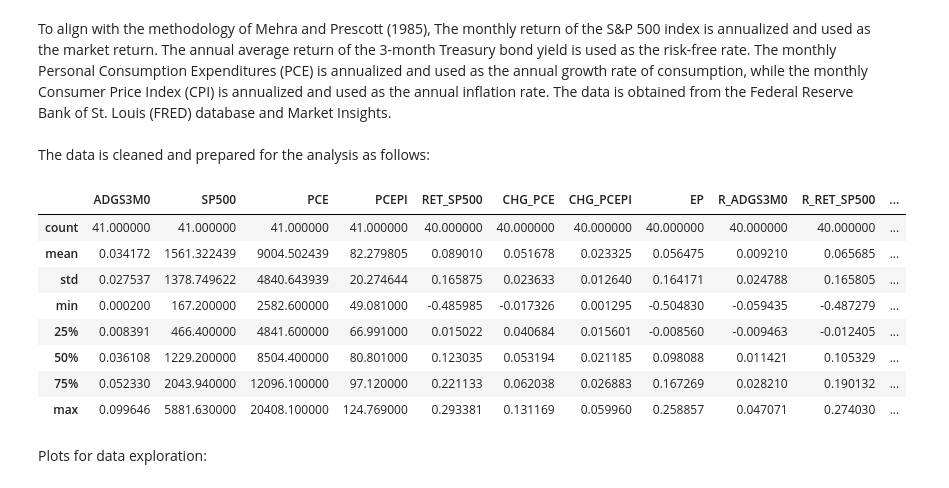
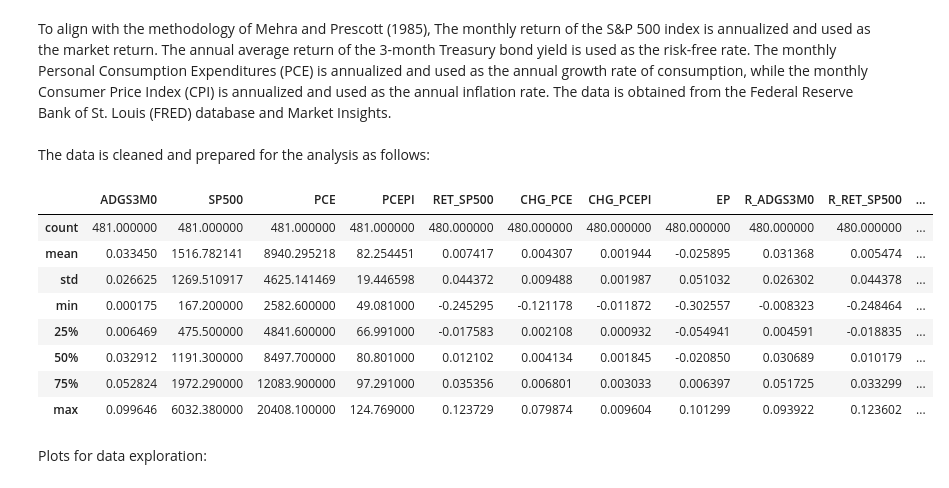
Before and after one commit to mcp656/Seminar, a Jupyter notebook: prescott.ipynb, the cells around one changed output. Saved outputs shown, nothing was run; the diff lists cells and outputs as text; code cells hidden in the pictures.

```diff
--- a/prescott.ipynb
+++ b/prescott.ipynb
@@ -72,42 +73,42 @@ ADGS3M0.columns = ['ADGS3M0']
 ##### Join DataFrames #####
 # Join on the dates of ADGS3M0
 df = ADGS3M0.join([SP500, PCE, PCEPI], how='left')
 
 ##### Change dates of the DataFrame #####
 # Define start and end dates
 start_date, end_date = '1984-12-01', '2024-12-01'
 
 # Slice the DataFrame between the two dates
 df = df.loc[start_date:end_date]
 
 ##### Dataframe for Mehra and Prescott #####
 # Filter for December
-df_MP = df[df.index.month.isin([12])].copy()
+df_MP = df.copy()
 
 # Calculate log return and changes for SP500, PCE, PCEPI and EP
 df_MP["RET_SP500"] = np.log(df_MP["SP500"] / df_MP["SP500"].shift(1))
 df_MP["CHG_PCE"] = np.log(df_MP["PCE"] / df_MP["PCE"].shift(1))
 df_MP["CHG_PCEPI"] = np.log(df_MP["PCEPI"] / df_MP["PCEPI"].shift(1))
 df_MP["EP"] = df_MP["RET_SP500"] - df_MP["ADGS3M0"]
 
 # Real return and changes
 df_MP["R_ADGS3M0"] = df_MP["ADGS3M0"] - df_MP["CHG_PCEPI"]
 df_MP["R_RET_SP500"] = df_MP["RET_SP500"] - df_MP["CHG_PCEPI"]
 df_MP["R_CHG_PCE"] = df_MP["CHG_PCE"] - df_MP["CHG_PCEPI"]
 df_MP["R_EP"]  = df_MP["R_RET_SP500"] - df_MP["R_ADGS3M0"]
 
 # Explore Data (Remember that ADGS3MO counts 1 more than SP500 for EP)
 df_MP.describe()
 # %% [output]
 |  | ADGS3M0 | SP500 | PCE | PCEPI | RET_SP500 | CHG_PCE | CHG_PCEPI | EP | R_ADGS3M0 | R_RET_SP500 | ... |
-| count | 41.000000 | 41.000000 | 41.000000 | 41.000000 | 40.000000 | 40.000000 | 40.000000 | 40.000000 | 40.000000 | 40.000000 | ... |
-| mean | 0.034172 | 1561.322439 | 9004.502439 | 82.279805 | 0.089010 | 0.051678 | 0.023325 | 0.056475 | 0.009210 | 0.065685 | ... |
-| std | 0.027537 | 1378.749622 | 4840.643939 | 20.274644 | 0.165875 | 0.023633 | 0.012640 | 0.164171 | 0.024788 | 0.165805 | ... |
-| min | 0.000200 | 167.200000 | 2582.600000 | 49.081000 | -0.485985 | -0.017326 | 0.001295 | -0.504830 | -0.059435 | -0.487279 | ... |
-| 25% | 0.008391 | 466.400000 | 4841.600000 | 66.991000 | 0.015022 | 0.040684 | 0.015601 | -0.008560 | -0.009463 | -0.012405 | ... |
-| 50% | 0.036108 | 1229.200000 | 8504.400000 | 80.801000 | 0.123035 | 0.053194 | 0.021185 | 0.098088 | 0.011421 | 0.105329 | ... |
-| 75% | 0.052330 | 2043.940000 | 12096.100000 | 97.120000 | 0.221133 | 0.062038 | 0.026883 | 0.167269 | 0.028210 | 0.190132 | ... |
-| max | 0.099646 | 5881.630000 | 20408.100000 | 124.769000 | 0.293381 | 0.131169 | 0.059960 | 0.258857 | 0.047071 | 0.274030 | ... |
+| count | 481.000000 | 481.000000 | 481.000000 | 481.000000 | 480.000000 | 480.000000 | 480.000000 | 480.000000 | 480.000000 | 480.000000 | ... |
+| mean | 0.033450 | 1516.782141 | 8940.295218 | 82.254451 | 0.007417 | 0.004307 | 0.001944 | -0.025895 | 0.031368 | 0.005474 | ... |
+| std | 0.026625 | 1269.510917 | 4625.141469 | 19.446598 | 0.044372 | 0.009488 | 0.001987 | 0.051032 | 0.026302 | 0.044378 | ... |
+| min | 0.000175 | 167.200000 | 2582.600000 | 49.081000 | -0.245295 | -0.121178 | -0.011872 | -0.302557 | -0.008323 | -0.248464 | ... |
+| 25% | 0.006469 | 475.500000 | 4841.600000 | 66.991000 | -0.017583 | 0.002108 | 0.000932 | -0.054941 | 0.004591 | -0.018835 | ... |
+| 50% | 0.032912 | 1191.300000 | 8497.700000 | 80.801000 | 0.012102 | 0.004134 | 0.001845 | -0.020850 | 0.030689 | 0.010179 | ... |
+| 75% | 0.052824 | 1972.290000 | 12083.900000 | 97.291000 | 0.035356 | 0.006801 | 0.003033 | 0.006397 | 0.051725 | 0.033299 | ... |
+| max | 0.099646 | 6032.380000 | 20408.100000 | 124.769000 | 0.123729 | 0.079874 | 0.009604 | 0.101299 | 0.093922 | 0.123602 | ... |
 # %% [markdown]
 Plots for data exploration:
 # %%
```
Also changed, not shown: parts of 7 cells of this notebook, 4 other files.
